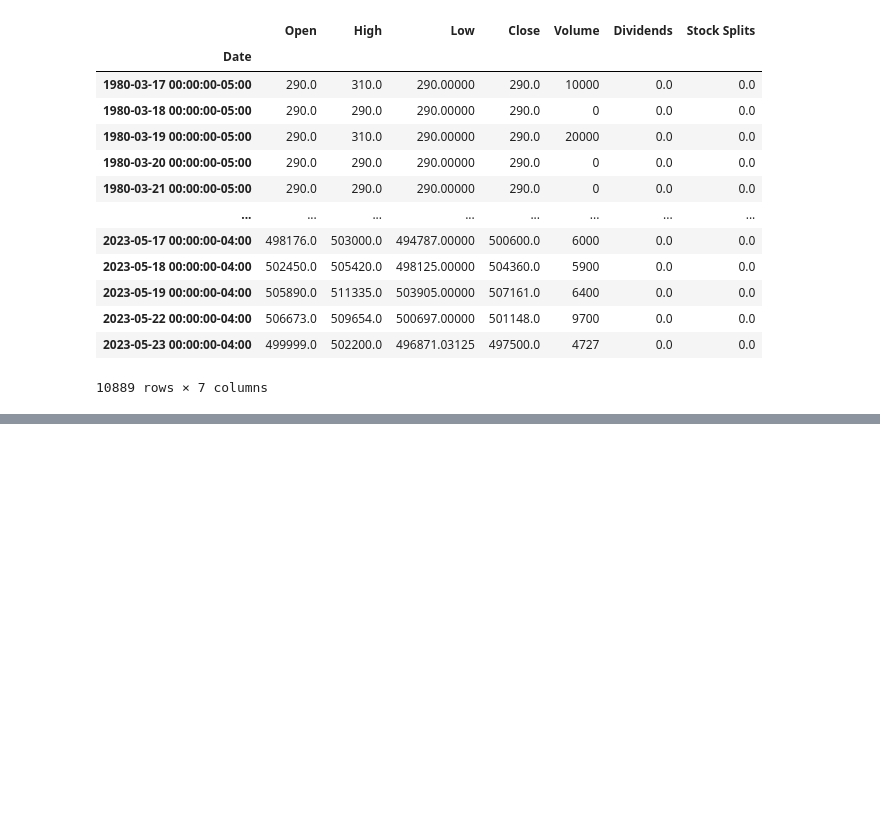
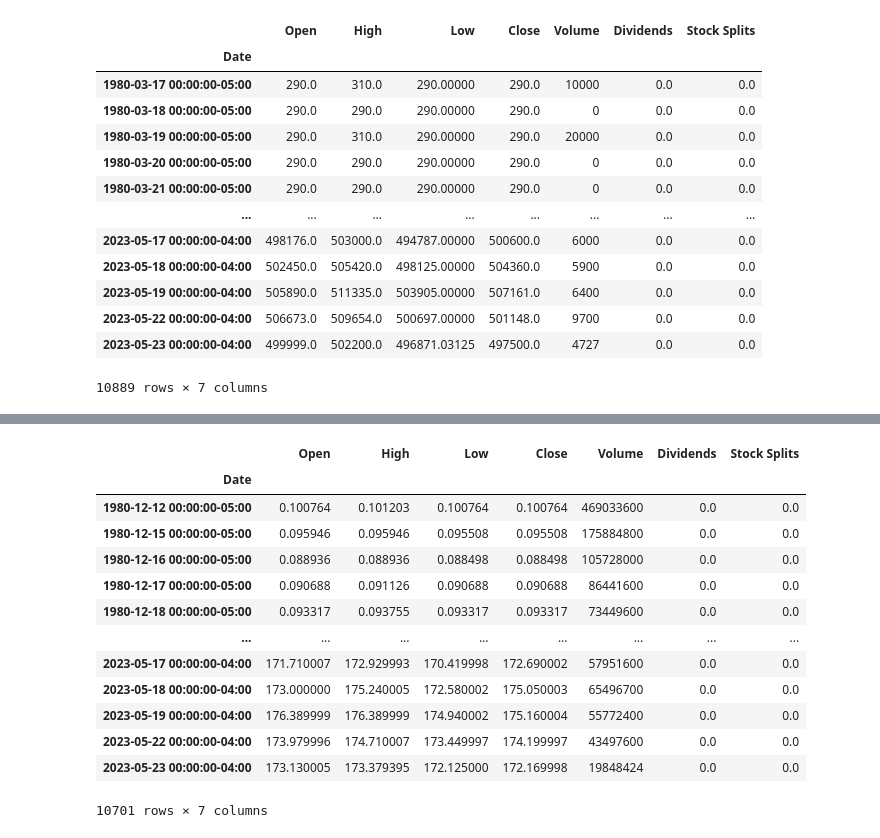
Before and after one commit to ShreyJ1729/market-probe, a Jupyter notebook: experiments/data-scraping.ipynb, the cells around one changed output, grey strips where cells are left out. Cells and saved outputs as stored; diff of their text form; code cells hidden in the pictures; blank space fills up the shorter version.

```diff
--- a/experiments/data-scraping.ipynb
+++ b/experiments/data-scraping.ipynb
@@ -141,0 +196,17 @@ pd.DataFrame().ta.ticker("BRK-A")
+# %%
+df
+# %% [output]
+|  | Open | High | Low | Close | Volume | Dividends | Stock Splits |
+| Date |  |  |  |  |  |  |  |
+| 1980-12-12 00:00:00-05:00 | 0.100764 | 0.101203 | 0.100764 | 0.100764 | 469033600 | 0.0 | 0.0 |
+| 1980-12-15 00:00:00-05:00 | 0.095946 | 0.095946 | 0.095508 | 0.095508 | 175884800 | 0.0 | 0.0 |
+| 1980-12-16 00:00:00-05:00 | 0.088936 | 0.088936 | 0.088498 | 0.088498 | 105728000 | 0.0 | 0.0 |
+| 1980-12-17 00:00:00-05:00 | 0.090688 | 0.091126 | 0.090688 | 0.090688 | 86441600 | 0.0 | 0.0 |
+| 1980-12-18 00:00:00-05:00 | 0.093317 | 0.093755 | 0.093317 | 0.093317 | 73449600 | 0.0 | 0.0 |
+| ... | ... | ... | ... | ... | ... | ... | ... |
+| 2023-05-17 00:00:00-04:00 | 171.710007 | 172.929993 | 170.419998 | 172.690002 | 57951600 | 0.0 | 0.0 |
+| 2023-05-18 00:00:00-04:00 | 173.000000 | 175.240005 | 172.580002 | 175.050003 | 65496700 | 0.0 | 0.0 |
+| 2023-05-19 00:00:00-04:00 | 176.389999 | 176.389999 | 174.940002 | 175.160004 | 55772400 | 0.0 | 0.0 |
+| 2023-05-22 00:00:00-04:00 | 173.979996 | 174.710007 | 173.449997 | 174.199997 | 43497600 | 0.0 | 0.0 |
+| 2023-05-23 00:00:00-04:00 | 173.130005 | 173.379395 | 172.125000 | 172.169998 | 19848424 | 0.0 | 0.0 |
+10701 rows × 7 columns
```
Also changed, not shown: parts of 11 cells of this notebook, 11 other files.
